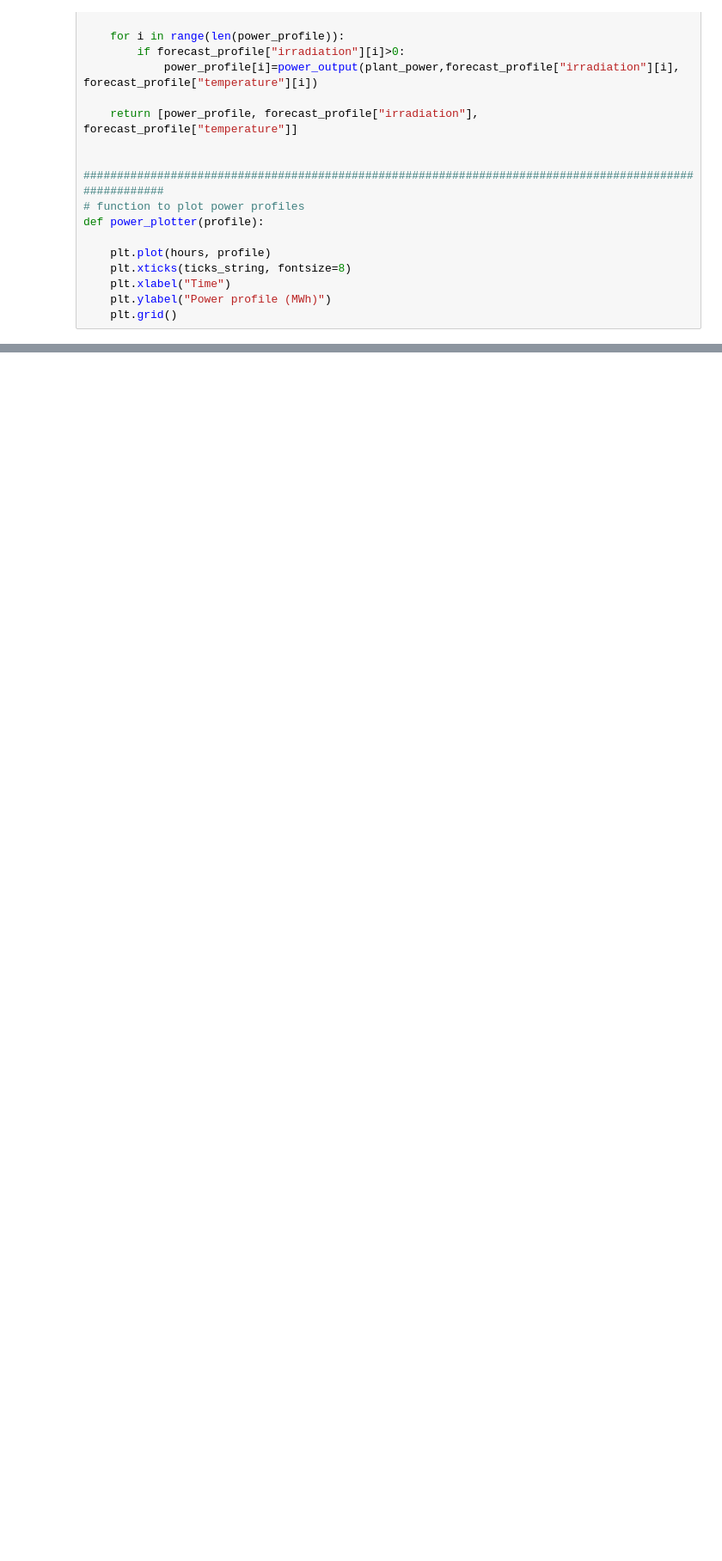
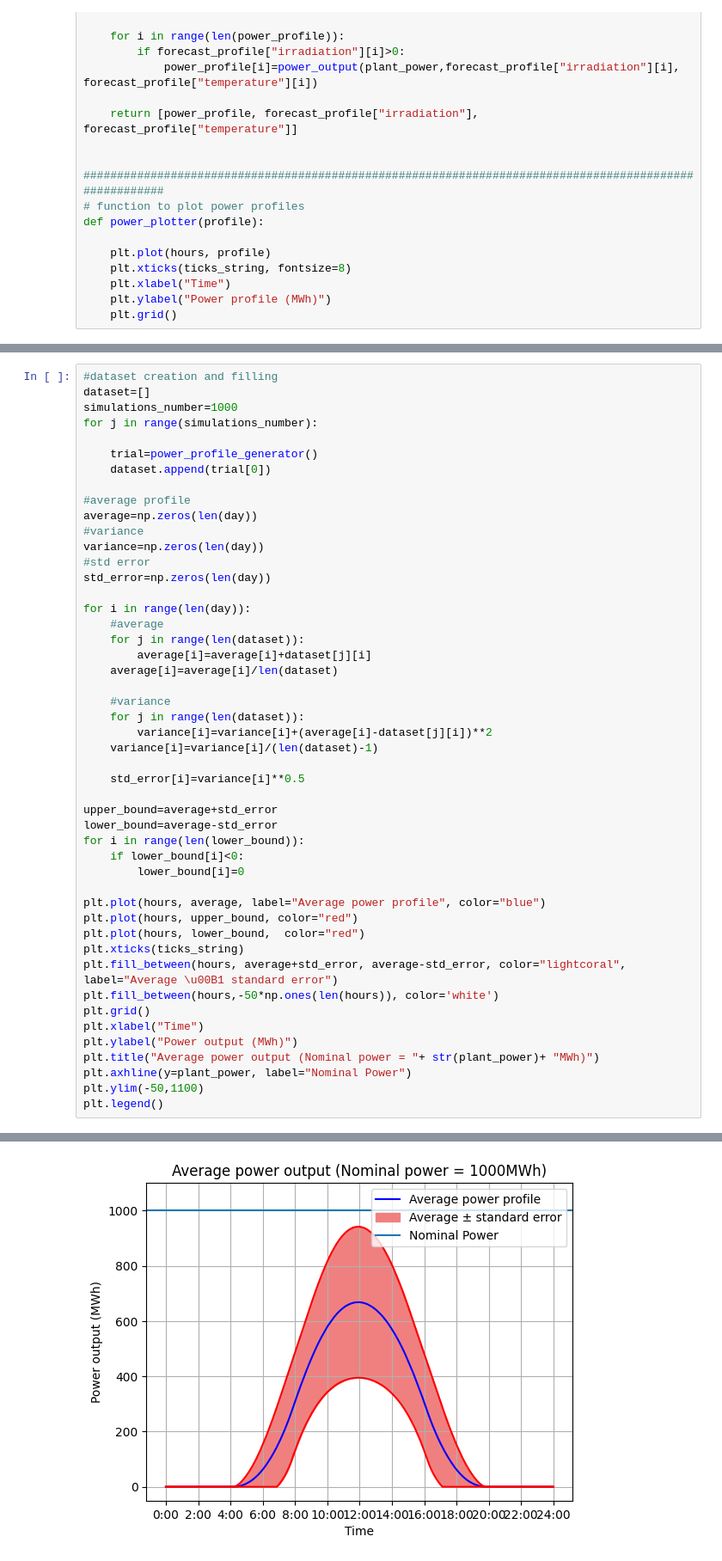
Before and after one commit to Andrea1999Broglia/Solar-field-output-simulation-by-Monte-Carlo-method, a Jupyter notebook: model.ipynb, the cells around one changed output, grey strips where cells are left out. Shown: that part at 86% size. Drawn from its saved outputs; the diff is of its cells as text; blank space fills up the shorter version.

```diff
--- a/model.ipynb
+++ b/model.ipynb
@@ -118,0 +136,49 @@ plt.title("Randomly generated power profile");
+# %%
+#dataset creation and filling
+dataset=[]
+simulations_number=1000
+for j in range(simulations_number):
+
+    trial=power_profile_generator()
+    dataset.append(trial[0])
+
+#average profile
+average=np.zeros(len(day))
+#variance
+variance=np.zeros(len(day))
+#std error
+std_error=np.zeros(len(day))
+
+for i in range(len(day)):
+    #average
+    for j in range(len(dataset)):
+        average[i]=average[i]+dataset[j][i]
+    average[i]=average[i]/len(dataset)
+
+    #variance
+    for j in range(len(dataset)):
+        variance[i]=variance[i]+(average[i]-dataset[j][i])**2
+    variance[i]=variance[i]/(len(dataset)-1)
+
+    std_error[i]=variance[i]**0.5
+
+upper_bound=average+std_error
+lower_bound=average-std_error
+for i in range(len(lower_bound)):
+    if lower_bound[i]<0:
+        lower_bound[i]=0
+
+plt.plot(hours, average, label="Average power profile", color="blue")
+plt.plot(hours, upper_bound, color="red")
+plt.plot(hours, lower_bound,  color="red")
+plt.xticks(ticks_string)
+plt.fill_between(hours, average+std_error, average-std_error, color="lightcoral", label="Average \u00B1 standard error")
+plt.fill_between(hours,-50*np.ones(len(hours)), color='white')
+plt.grid()
+plt.xlabel("Time")
+plt.ylabel("Power output (MWh)")
+plt.title("Average power output (Nominal power = "+ str(plant_power)+ "MWh)")
+plt.axhline(y=plant_power, label="Nominal Power")
+plt.ylim(-50,1100)
+plt.legend()
+# %% [output]
@@ -118,0 +186 @@ plt.title("Randomly generated power profile");
+[figure, added]
```
Also changed, not shown: parts of 8 cells of this notebook, 2 other files.
